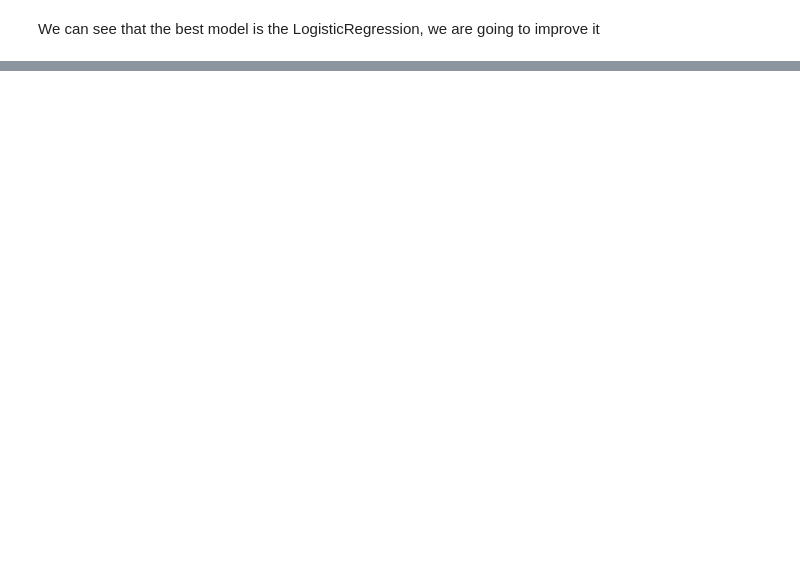
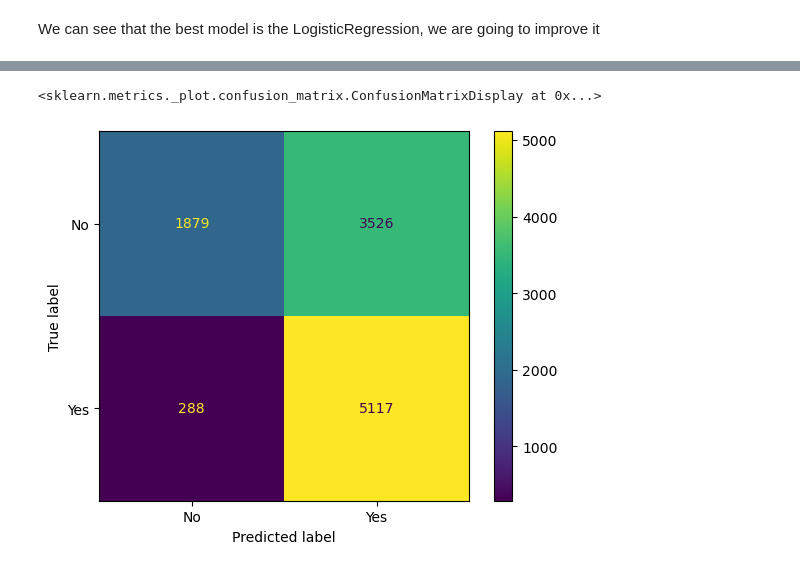
Before and after one commit to julienawonga/365_challenge, a Jupyter notebook: 365 Data.ipynb, the cells around one changed output, grey strips where cells are left out. Drawn from its saved outputs; the diff is of its cells as text; code cells hidden in the pictures; blank space fills up the shorter version.

Commit message:
Train svm

```diff
--- a/365 Data.ipynb
+++ b/365 Data.ipynb
@@ -641,0 +663,7 @@ grid_log.best_params_
+# %%
+svm = SVC(kernel='linear', C=1.0, random_state=0)
+svm.fit(x_train_scale, y_train)
+svm_y_predict = svm.predict(x_test_scale)
+accuracy_score(y_test, svm_y_predict)
+recall_score(y_test, svm_y_predict)
+precision_score(y_test, svm_y_predict)
@@ -641,0 +683,5 @@ grid_log.best_params_
+# %%
+ConfusionMatrixDisplay.from_predictions(y_test, svm_y_predict, display_labels=['No', 'Yes'])
+# %% [output]
+<sklearn.metrics._plot.confusion_matrix.ConfusionMatrixDisplay at 0x...>
+[figure, added]
```
Also changed, not shown: parts of 14 cells of this notebook.
